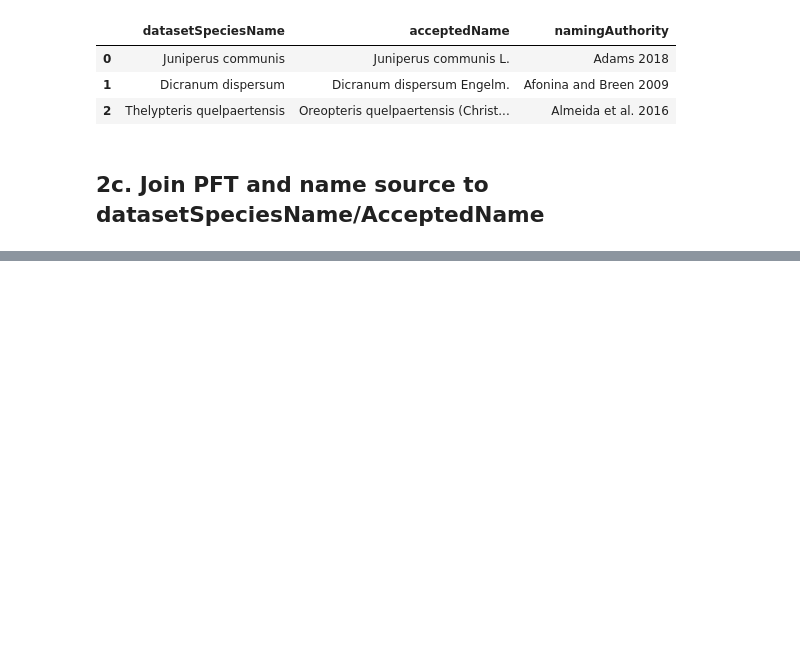
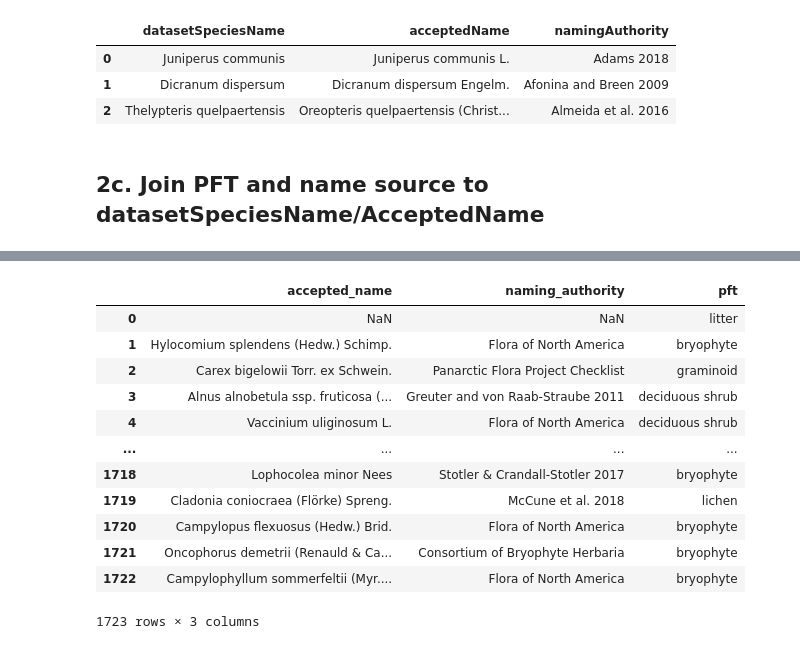
Before and after one commit to climatemodeling/alaska_pft_fcover_harmonization, a Jupyter notebook: harmonization.ipynb, the cells around one changed output, grey strips where cells are left out. Cells and saved outputs as stored; diff of their text form; code cells hidden in the pictures; blank space fills up the shorter version.

```diff
--- a/harmonization.ipynb
+++ b/harmonization.ipynb
@@ -207,0 +216,26 @@ species_pft_checklist.head(3)
+# %%
+standard_species_fcover = pd.merge(left=species_fcover, right=standard_species,
+                                      left_on='datasetSpeciesName', right_on='datasetSpeciesName',
+                                      how='left')
+species_pft_checklist = standard_species_fcover.drop(columns=['plotName', 'percentCover', 'datasetSpeciesName'])
+species_pft_checklist = species_pft_checklist.drop_duplicates('acceptedName')
+species_pft_checklist = species_pft_checklist.rename(columns={'standardHabit':'pft',
+                                                              'acceptedName':'accepted_name',
+                                                              'namingAuthority':'naming_authority'})
+species_pft_checklist = species_pft_checklist.reset_index(drop=True)
+species_pft_checklist = species_pft_checklist[['accepted_name', 'naming_authority', 'pft']]
+species_pft_checklist
+# %% [output]
+|  | accepted_name | naming_authority | pft |
+| 0 | NaN | NaN | litter |
+| 1 | Hylocomium splendens (Hedw.) Schimp. | Flora of North America | bryophyte |
+| 2 | Carex bigelowii Torr. ex Schwein. | Panarctic Flora Project Checklist | graminoid |
+| 3 | Alnus alnobetula ssp. fruticosa (... | Greuter and von Raab-Straube 2011 | deciduous shrub |
+| 4 | Vaccinium uliginosum L. | Flora of North America | deciduous shrub |
+| ... | ... | ... | ... |
+| 1718 | Lophocolea minor Nees | Stotler & Crandall-Stotler 2017 | bryophyte |
+| 1719 | Cladonia coniocraea (Flörke) Spreng. | McCune et al. 2018 | lichen |
+| 1720 | Campylopus flexuosus (Hedw.) Brid. | Flora of North America | bryophyte |
+| 1721 | Oncophorus demetrii (Renauld & Ca... | Consortium of Bryophyte Herbaria | bryophyte |
+| 1722 | Campylophyllum sommerfeltii (Myr.... | Flora of North America | bryophyte |
+1723 rows × 3 columns
```
Also changed, not shown: parts of 23 cells of this notebook, 8 other files.
